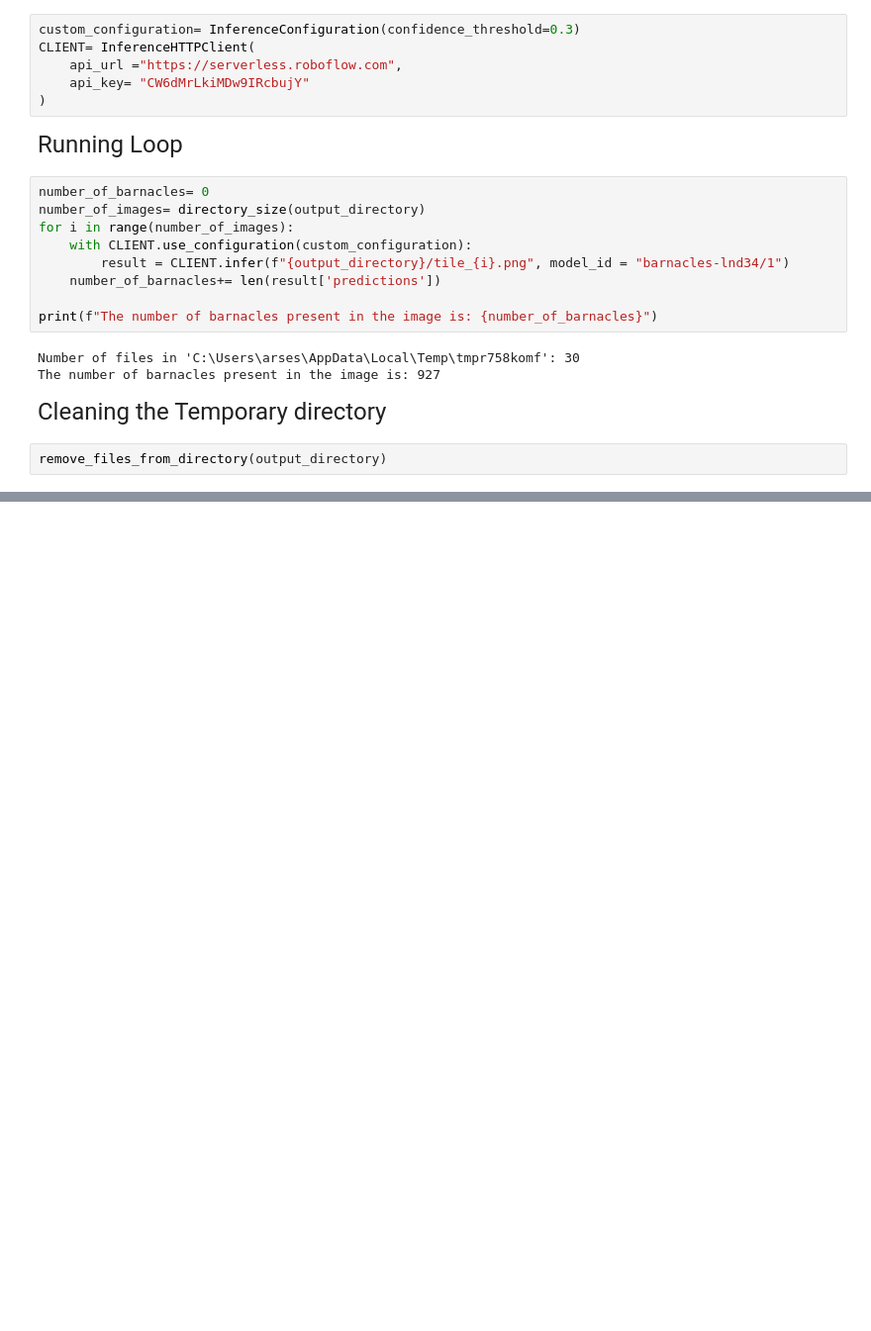
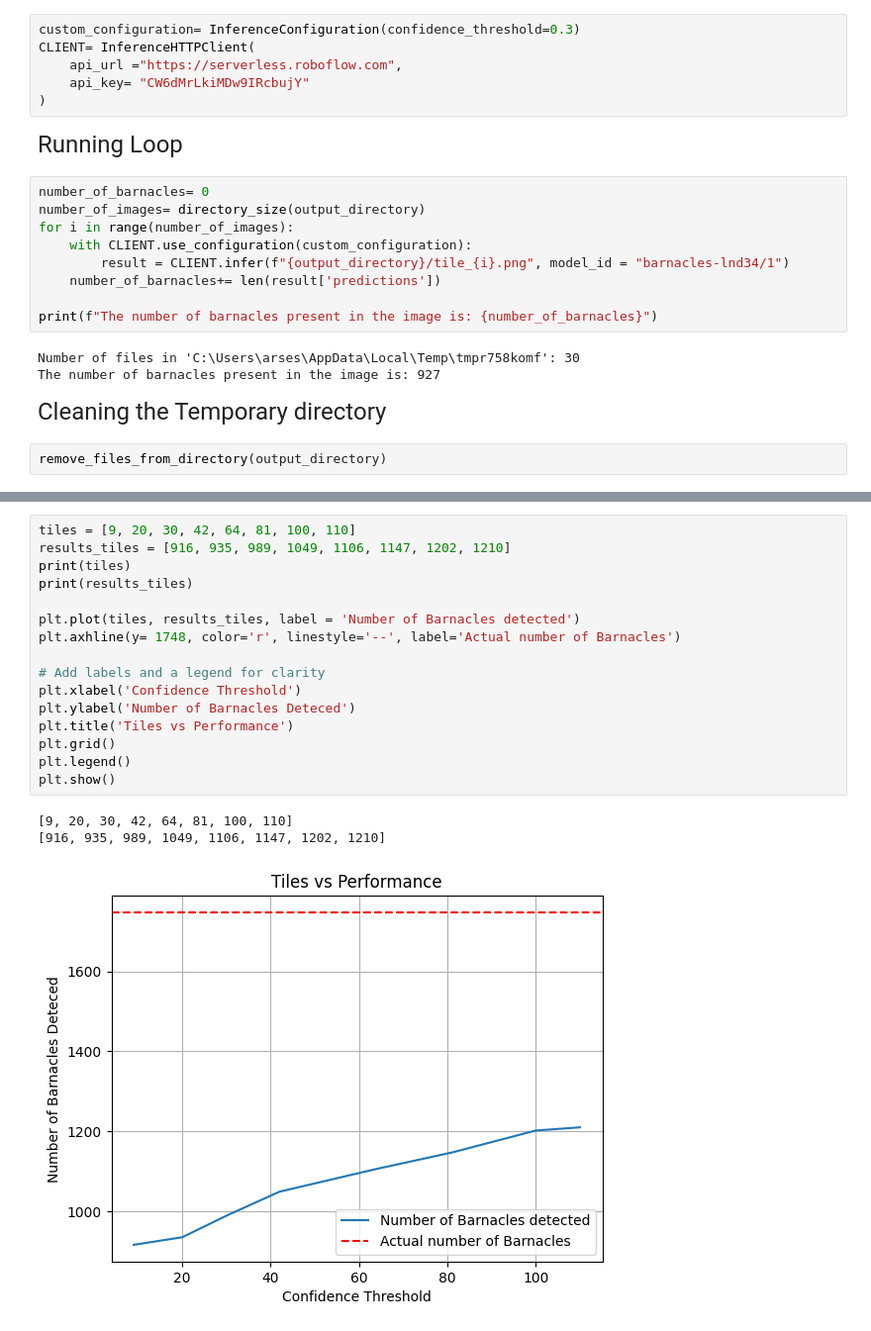
Before and after one commit to arses-ui/Barnacles, a Jupyter notebook: scripts/api-model.ipynb, the cells around one changed output, grey strips where cells are left out. Shown at 99% size. Cells and saved outputs as stored; diff of their text form; blank space fills up the shorter version.

```diff
--- a/scripts/api-model.ipynb
+++ b/scripts/api-model.ipynb
@@ -72,0 +144,20 @@ remove_files_from_directory(output_directory)
+# %%
+tiles = [9, 20, 30, 42, 64, 81, 100, 110]
+results_tiles = [916, 935, 989, 1049, 1106, 1147, 1202, 1210]
+print(tiles)
+print(results_tiles)
+
+plt.plot(tiles, results_tiles, label = 'Number of Barnacles detected')
+plt.axhline(y= 1748, color='r', linestyle='--', label='Actual number of Barnacles')
+
+# Add labels and a legend for clarity
+plt.xlabel('Confidence Threshold')
+plt.ylabel('Number of Barnacles Deteced')
+plt.title('Tiles vs Performance')
+plt.grid()
+plt.legend()
+plt.show()
+# %% [output]
+[9, 20, 30, 42, 64, 81, 100, 110]
+[916, 935, 989, 1049, 1106, 1147, 1202, 1210]
+[figure, added]
```
Also changed, not shown: parts of 8 cells of this notebook, 9 other files.
